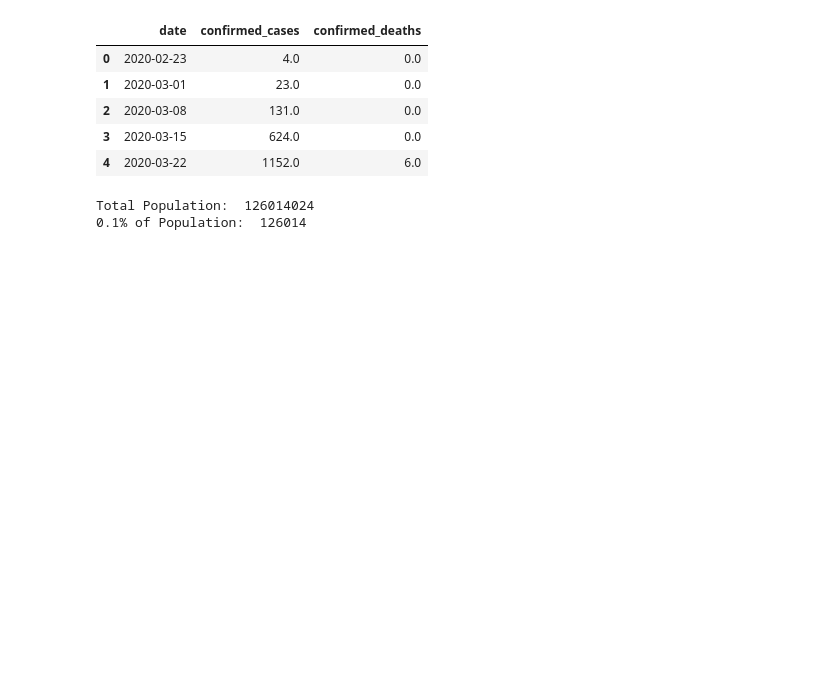
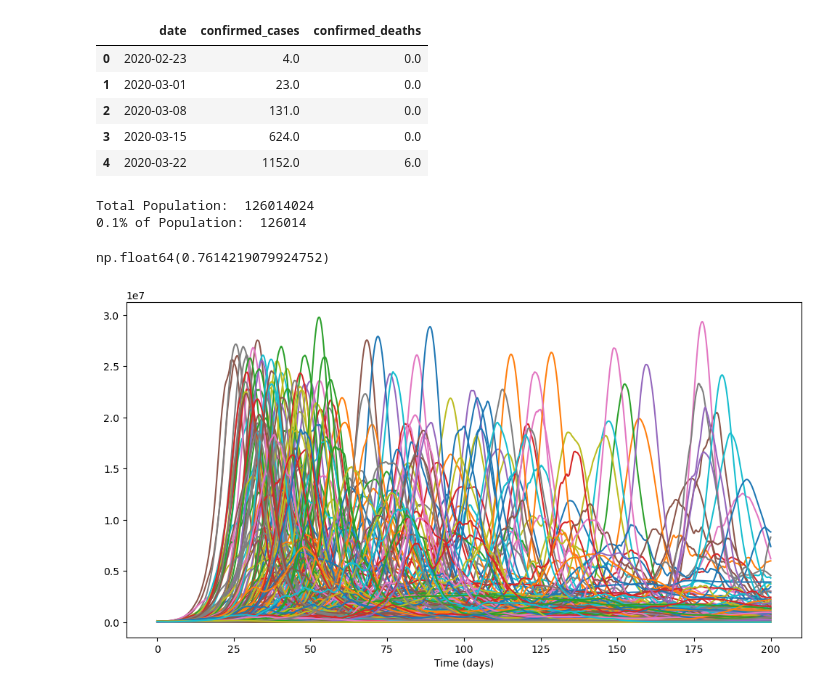
Before and after one commit to rosastreg/Undergrad_AM_Thesis, a Jupyter notebook: Notebooks/Model.ipynb, the cells around one changed output. Cells and saved outputs as stored; diff of their text form; code cells hidden in the pictures; blank space fills up the shorter version.

Commit message:
updated SEUORDS model

```diff
--- a/Notebooks/Model.ipynb
+++ b/Notebooks/Model.ipynb
@@ -54,3 +34,7 @@ def generate_prior_sigma_m():
+# %%
+stats.beta(7.2, 0.8).rvs()
+# %% [output]
+np.float64(0.7614219079924752)
 # %%
 # Initial Value Conditions Prior
 def set_IVC(N, rho, nu, num_particles):
@@ -65,7 +49,7 @@ def set_IVC(N, rho, nu, num_particles):
     beta = stats.uniform(0,1).rvs(num_particles)
     mu = stats.uniform(0,1).rvs(num_particles)
 
-    return np.vstack([S, E, U, O, R, D, np.log(beta), np.log(mu)])
+    return np.vstack([S, E, U, O, R, D, beta, mu])
 
 def set_param_priors():
     alpha = stats.beta(2.3, 96.5).rvs()
@@ -113,0 +65,45 @@ beta[t] = np.log(X[t])
+# %%
+T = 200
+h = 0.1
+num_steps = int(T / h)
+num_particles=500
+
+# Initialize arrays to store results
+time = np.linspace(0, T, num_steps)
+X = np.zeros([8,num_particles,num_steps])
+Z1 = np.zeros([num_particles, num_steps])
+Z2 = np.zeros([num_particles, num_steps])
+
+# Set initial conditions
+alpha, rho, nu, gamma, sigma_b, sigma_m, psi_o, psi_d = set_param_priors()
+X[:,:,0] = set_IVC(N, rho, nu, num_particles)
+Z1[:,0] = np.log(X[6,:,0]+ 1e-10)
+Z2[:,0] = np.log(X[7,:,0]+ 1e-10)
+
+# Simulate the SIR model with stochastic beta using Euler-Maruyama method
+for t in range(1, num_steps):
+    # Sample Brownian increment
+    dB1 = stats.norm(0,1).rvs(num_particles)
+    dB2 = stats.norm(0,1).rvs(num_particles)
+    # Update Z using Euler-Maruyama method
+    Z1[:,t] = Z1[:,t-1] + sigma_b * np.sqrt(h) * dB1
+    Z2[:,t] = Z2[:,t-1] + sigma_m * np.sqrt(h) * dB2
+    # Update time-varying parameter values
+    X[6,:,t] = 1 / (1 + np.exp(-Z1[:, t])) # np.exp(Z1[:,t]) #update beta(t)
+    X[7,:,t] = 1 / (1 + np.exp(-Z2[:, t])) # np.exp(Z2[:,t]) #update mu(t)
+
+    #Update SEUORDS model
+    X[0,:,t] =  X[0,:,t-1] + (-X[6,:,t]*(X[2,:,t-1] + X[3,:,t-1])*X[0,:,t-1]/N + alpha*X[4,:,t-1])*h   # S-Susceptibles
+    X[1,:,t] =  X[1,:,t-1] + (X[6,:,t]*(X[2,:,t-1] + X[3,:,t-1])*X[0,:,t-1]/N - nu*X[1,:,t-1])*h       # E-Exposed
+    X[2,:,t] =  X[2,:,t-1] + ((1-rho)*nu*X[1,:,t-1] - gamma*X[2,:,t-1])*h                              # U-Unobserved
+    X[3,:,t] =  X[3,:,t-1] + (rho*nu*X[1,:,t-1] - gamma*X[3,:,t-1] - X[7,:,t]*X[3,:,t-1])*h            # O-Observed
+    X[4,:,t] =  X[4,:,t-1] + (gamma*(X[2,:,t-1] + X[3,:,t-1]) - alpha*X[4,:,t-1])*h                    # R-Recovered
+    X[5,:,t] =  X[5,:,t-1] + (X[7,:,t]*X[3,:,t-1])*h                                                   # D-Death
+# %%
+plt.figure(figsize=(12,6))
+for p in range(num_particles):
+    plt.plot(time,X[1, p, :])
+    plt.xlabel('Time (days)')
+plt.show()
+# %% [output]
+[figure, added]
```
Also changed, not shown: parts of 2 cells of this notebook.
